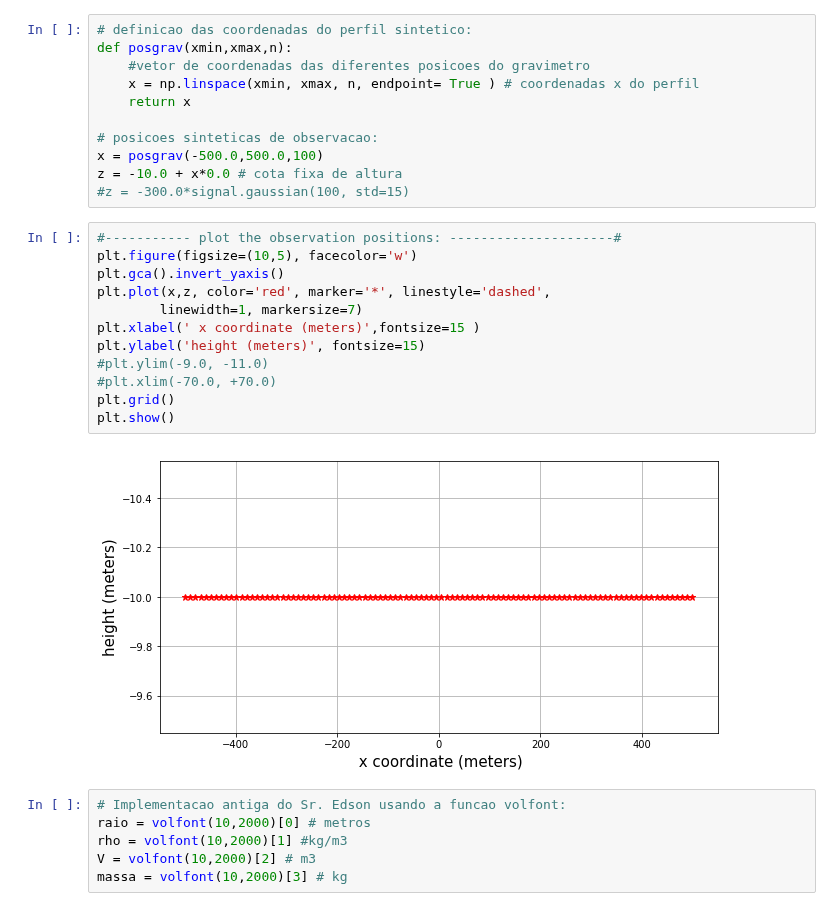
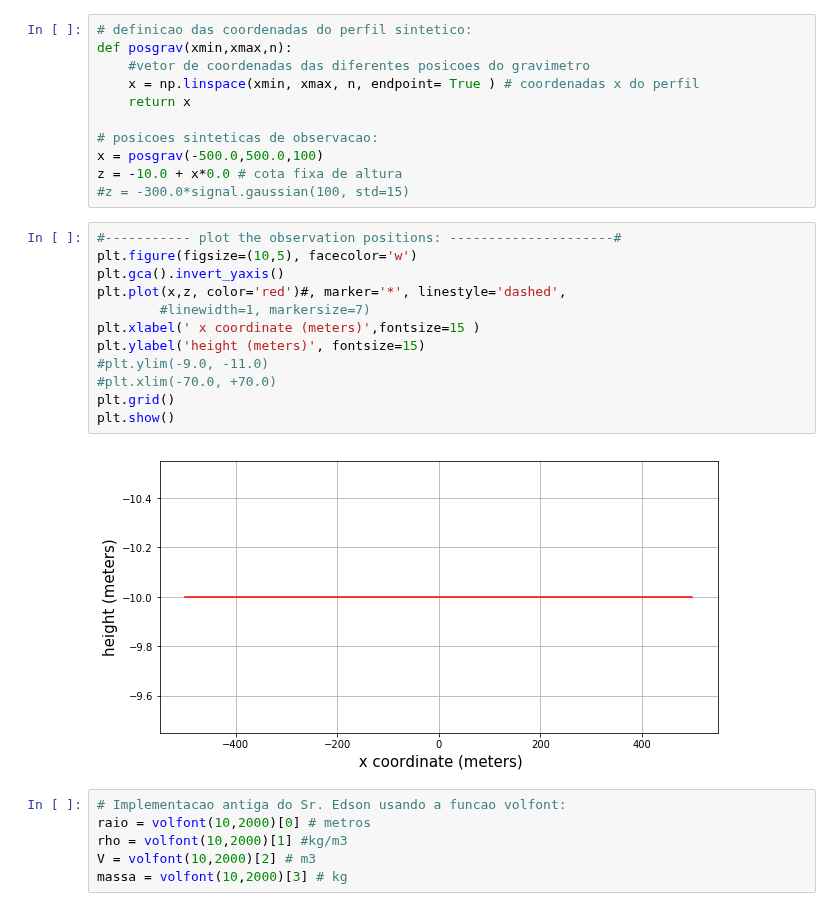
Before and after one commit to EdsonAlonso/EstagioCurricular, a Jupyter notebook: Sphere_grav.ipynb, the cells around one changed output. Saved outputs shown, nothing was run; the diff lists cells and outputs as text.

```diff
--- a/Sphere_grav.ipynb
+++ b/Sphere_grav.ipynb
@@ -33,17 +32,17 @@ z = -10.0 + x*0.0 # cota fixa de altura
 # %%
 #----------- plot the observation positions: ---------------------#
 plt.figure(figsize=(10,5), facecolor='w')
 plt.gca().invert_yaxis()
-plt.plot(x,z, color='red', marker='*', linestyle='dashed',
-        linewidth=1, markersize=7)
+plt.plot(x,z, color='red')#, marker='*', linestyle='dashed',
+        #linewidth=1, markersize=7)
 plt.xlabel(' x coordinate (meters)',fontsize=15 )
 plt.ylabel('height (meters)', fontsize=15)
 #plt.ylim(-9.0, -11.0)
 #plt.xlim(-70.0, +70.0)
 plt.grid()
 plt.show()
 # %% [output]
-[figure, old version]
+[figure, new version]
 # %%
 # Implementacao antiga do Sr. Edson usando a funcao volfont:
 raio = volfont(10,2000)[0] # metros
```
Also changed, not shown: parts of 10 cells of this notebook.
